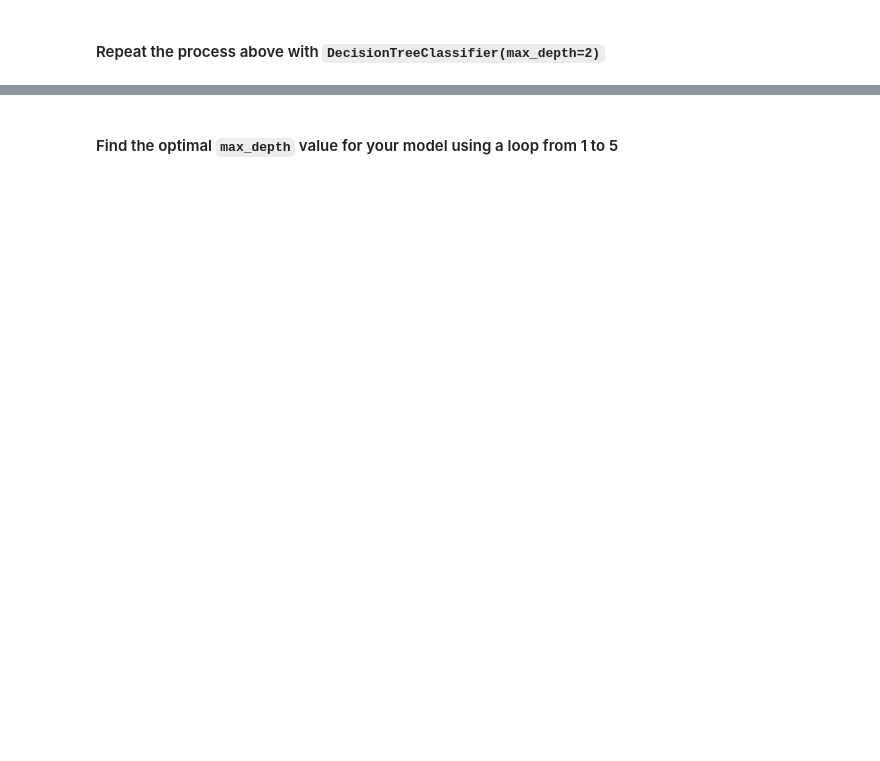
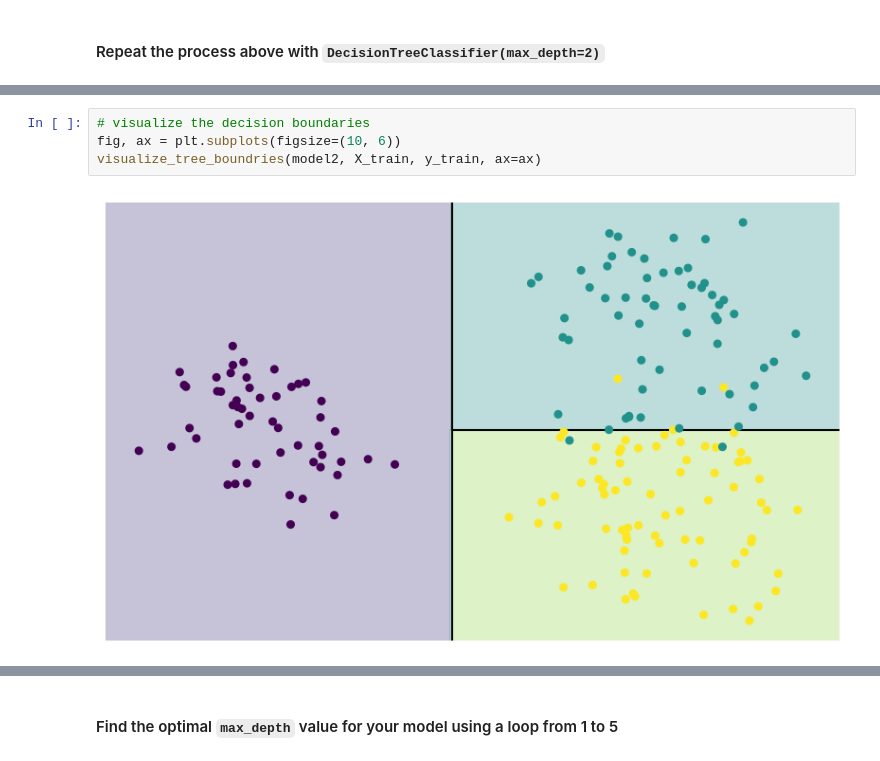
Before and after one commit to whatnirja/PyData2025, a Jupyter notebook: Lab_Week12_DecisionTree/lab12_DecisionTree.ipynb, the cells around one changed output, grey strips where cells are left out. Drawn from its saved outputs; the diff is of its cells as text; blank space fills up the shorter version.

```diff
--- a/Lab_Week12_DecisionTree/lab12_DecisionTree.ipynb
+++ b/Lab_Week12_DecisionTree/lab12_DecisionTree.ipynb
@@ -244,3 +295,9 @@ confusion_matrix(None, None)
+# %%
+# visualize the decision boundaries
+fig, ax = plt.subplots(figsize=(10, 6))
+visualize_tree_boundries(model2, X_train, y_train, ax=ax)
+# %% [output]
+[figure, added]
 # %%
 # validate the model with the test data; accuracy_score and confusion_matrix
 # Visualize the decision boundaries
```
Also changed, not shown: parts of 24 cells of this notebook.
